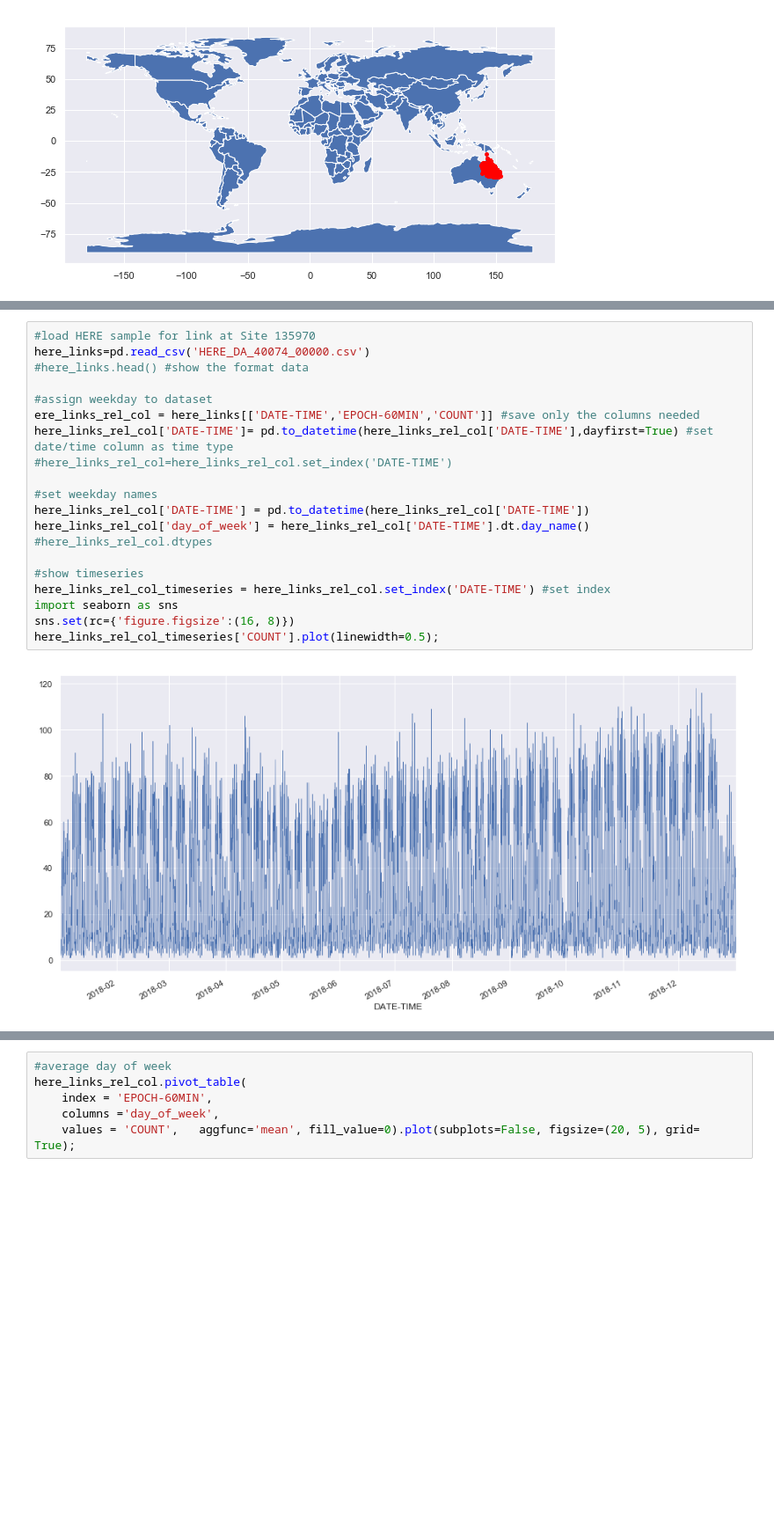
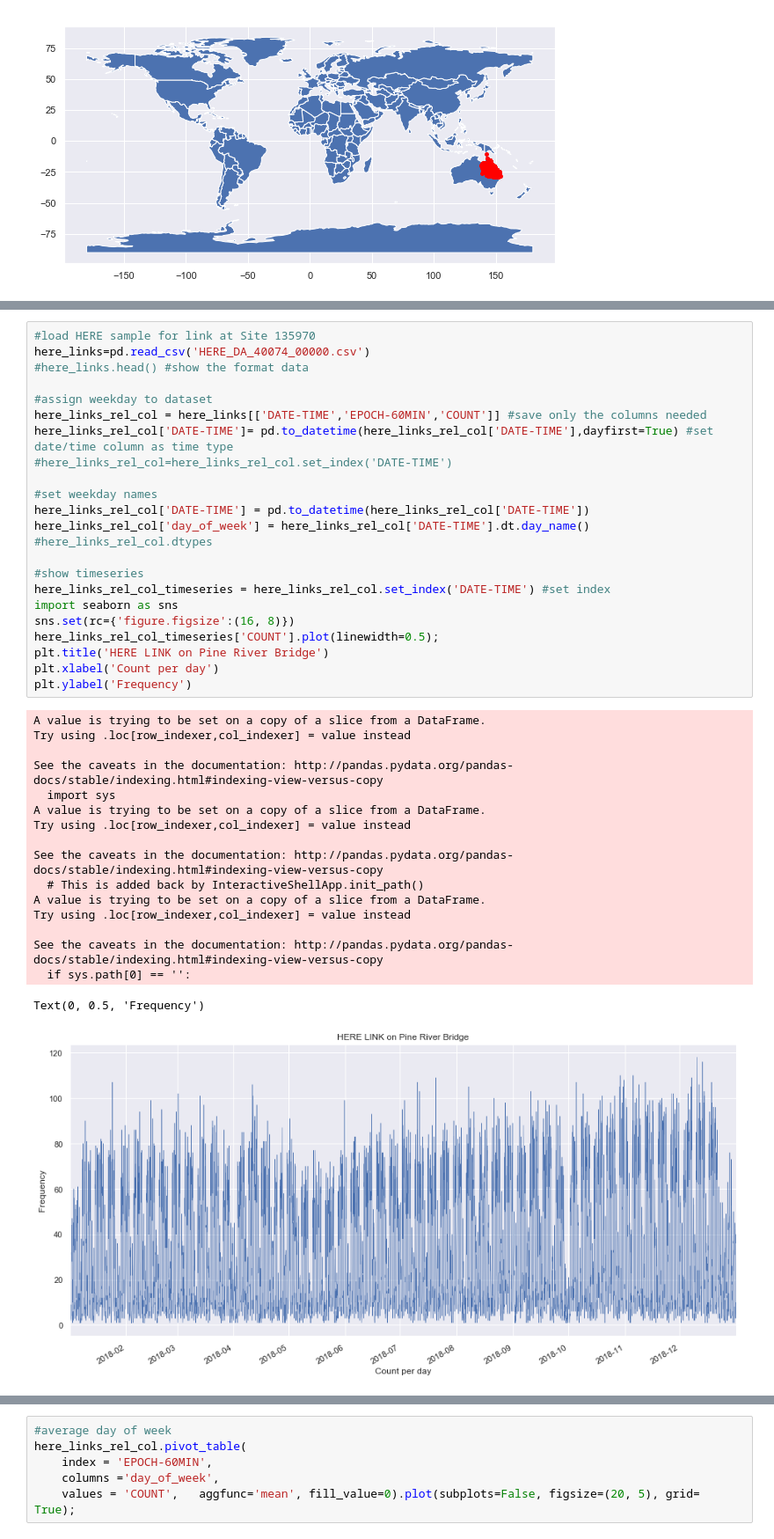
Before and after one commit to jaworra/Jupyter-Notebooks, a Jupyter notebook: here_analysis.ipynb, the cells around one changed output, grey strips where cells are left out. Shown at 88% size. Saved outputs shown, nothing was run; the diff lists cells and outputs as text; blank space fills up the shorter version.

```diff
--- a/here_analysis.ipynb
+++ b/here_analysis.ipynb
@@ -67,23 +76,42 @@ mplleaflet.display(fig=fig,)
 # %%
 #load HERE sample for link at Site 135970
 here_links=pd.read_csv('HERE_DA_40074_00000.csv')
 #here_links.head() #show the format data
 
 #assign weekday to dataset
-ere_links_rel_col = here_links[['DATE-TIME','EPOCH-60MIN','COUNT']] #save only the columns needed
+here_links_rel_col = here_links[['DATE-TIME','EPOCH-60MIN','COUNT']] #save only the columns needed
 here_links_rel_col['DATE-TIME']= pd.to_datetime(here_links_rel_col['DATE-TIME'],dayfirst=True) #set date/time column as time type
 #here_links_rel_col=here_links_rel_col.set_index('DATE-TIME')
 
 #set weekday names
 here_links_rel_col['DATE-TIME'] = pd.to_datetime(here_links_rel_col['DATE-TIME'])
 here_links_rel_col['day_of_week'] = here_links_rel_col['DATE-TIME'].dt.day_name()
 #here_links_rel_col.dtypes
 
 #show timeseries
 here_links_rel_col_timeseries = here_links_rel_col.set_index('DATE-TIME') #set index
 import seaborn as sns
 sns.set(rc={'figure.figsize':(16, 8)})
 here_links_rel_col_timeseries['COUNT'].plot(linewidth=0.5);
+plt.title('HERE LINK on Pine River Bridge')
+plt.xlabel('Count per day')
+plt.ylabel('Frequency')
 # %% [output]
+A value is trying to be set on a copy of a slice from a DataFrame.
+Try using .loc[row_indexer,col_indexer] = value instead
+
+See the caveats in the documentation: http://pandas.pydata.org/pandas-docs/stable/indexing.html#indexing-view-versus-copy
+  import sys
+A value is trying to be set on a copy of a slice from a DataFrame.
+Try using .loc[row_indexer,col_indexer] = value instead
+
+See the caveats in the documentation: http://pandas.pydata.org/pandas-docs/stable/indexing.html#indexing-view-versus-copy
+  # This is added back by InteractiveShellApp.init_path()
+A value is trying to be set on a copy of a slice from a DataFrame.
+Try using .loc[row_indexer,col_indexer] = value instead
+
+See the caveats in the documentation: http://pandas.pydata.org/pandas-docs/stable/indexing.html#indexing-view-versus-copy
+  if sys.path[0] == '':
+Text(0, 0.5, 'Frequency')
-[figure, old version]
+[figure, new version]
 # %% [markdown]
```
Also changed, not shown: parts of 20 cells of this notebook.
